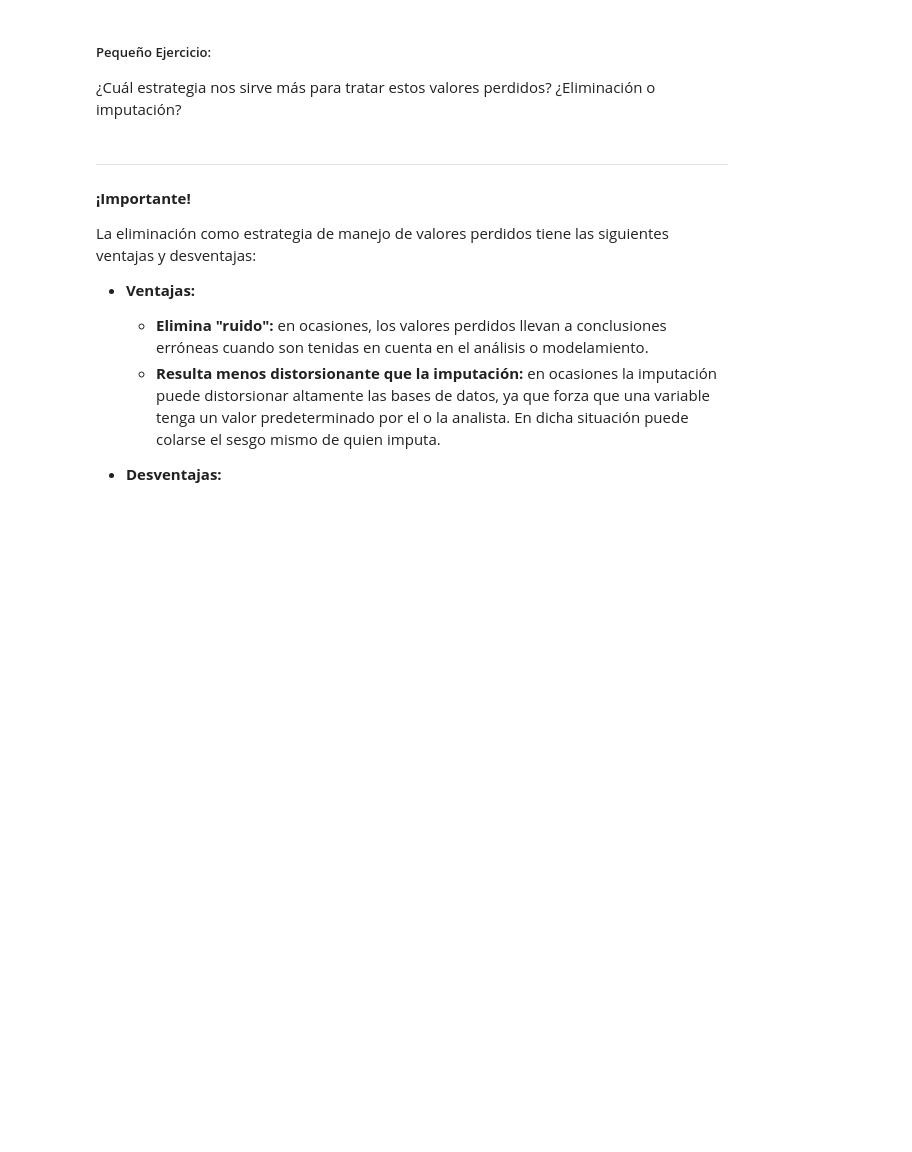
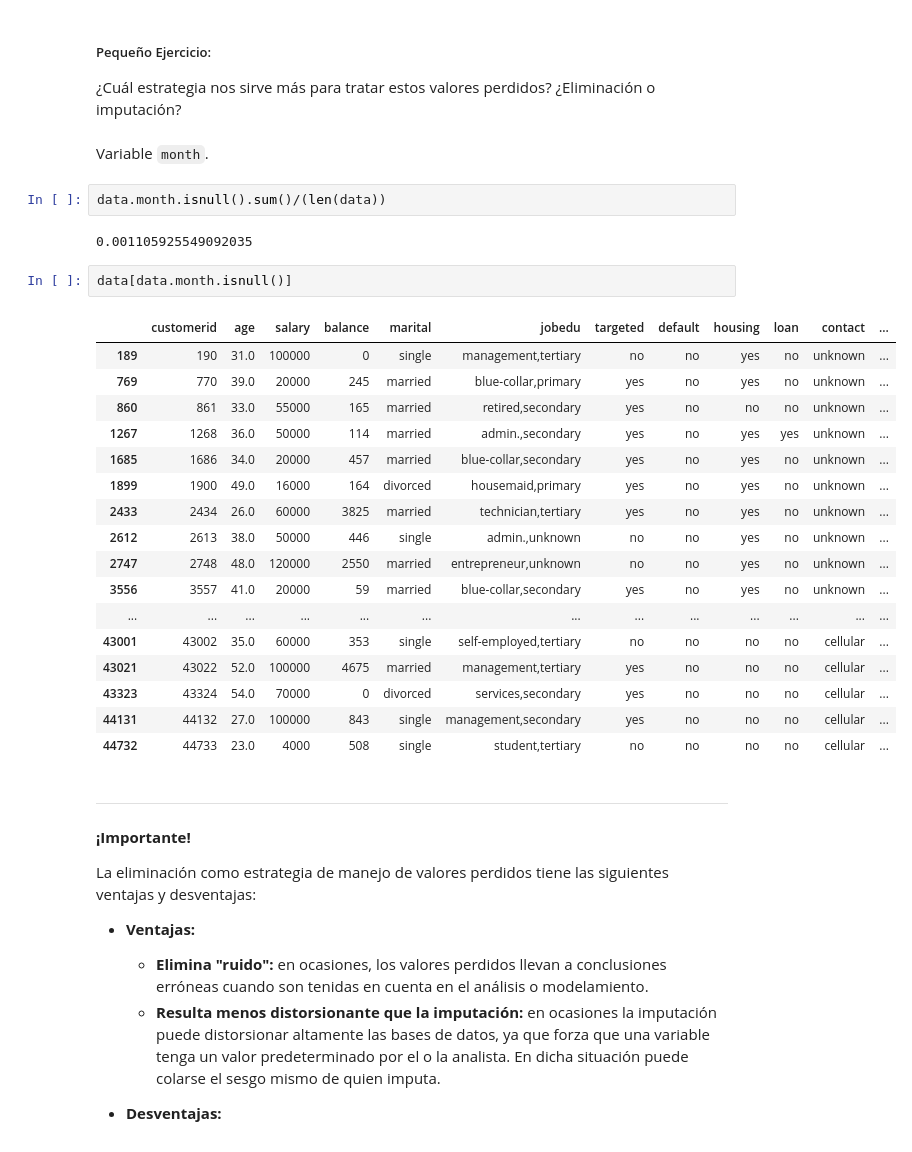
Before and after one commit to JuanMartinL/Data-Science-Crash-Course, a Jupyter notebook: Lecture 6 - Data Science - Data Cleaning/Lecture6_DataScience_DataCleaning_StudentCase.ipynb, the cells around one changed output. Cells and saved outputs as stored; diff of their text form; blank space fills up the shorter version.

```diff
--- a/Lecture 6 - Data Science - Data Cleaning/Lecture6_DataScience_DataCleaning_StudentCase.ipynb
+++ b/Lecture 6 - Data Science - Data Cleaning/Lecture6_DataScience_DataCleaning_StudentCase.ipynb
@@ -468,6 +473,32 @@ Sorpresivamente, el cambio no es significativo: tan solo una de las barras tiene
 ##### Pequeño Ejercicio:
 
 ¿Cuál estrategia nos sirve más para tratar estos valores perdidos? ¿Eliminación o imputación?
+# %% [markdown]
+Variable `month`.
+# %%
+data.month.isnull().sum()/(len(data))
+# %% [output]
+0.001105925549092035
+# %%
+data[data.month.isnull()]
+# %% [output]
+|  | customerid | age | salary | balance | marital | jobedu | targeted | default | housing | loan | contact | ... |
+| 189 | 190 | 31.0 | 100000 | 0 | single | management,tertiary | no | no | yes | no | unknown | ... |
+| 769 | 770 | 39.0 | 20000 | 245 | married | blue-collar,primary | yes | no | yes | no | unknown | ... |
+| 860 | 861 | 33.0 | 55000 | 165 | married | retired,secondary | yes | no | no | no | unknown | ... |
+| 1267 | 1268 | 36.0 | 50000 | 114 | married | admin.,secondary | yes | no | yes | yes | unknown | ... |
+| 1685 | 1686 | 34.0 | 20000 | 457 | married | blue-collar,secondary | yes | no | yes | no | unknown | ... |
+| 1899 | 1900 | 49.0 | 16000 | 164 | divorced | housemaid,primary | yes | no | yes | no | unknown | ... |
+| 2433 | 2434 | 26.0 | 60000 | 3825 | married | technician,tertiary | yes | no | yes | no | unknown | ... |
+| 2612 | 2613 | 38.0 | 50000 | 446 | single | admin.,unknown | no | no | yes | no | unknown | ... |
+| 2747 | 2748 | 48.0 | 120000 | 2550 | married | entrepreneur,unknown | no | no | yes | no | unknown | ... |
+| 3556 | 3557 | 41.0 | 20000 | 59 | married | blue-collar,secondary | yes | no | yes | no | unknown | ... |
+| ... | ... | ... | ... | ... | ... | ... | ... | ... | ... | ... | ... | ... |
+| 43001 | 43002 | 35.0 | 60000 | 353 | single | self-employed,tertiary | no | no | no | no | cellular | ... |
+| 43021 | 43022 | 52.0 | 100000 | 4675 | married | management,tertiary | yes | no | no | no | cellular | ... |
+| 43323 | 43324 | 54.0 | 70000 | 0 | divorced | services,secondary | yes | no | no | no | cellular | ... |
+| 44131 | 44132 | 27.0 | 100000 | 843 | single | management,secondary | yes | no | no | no | cellular | ... |
+| 44732 | 44733 | 23.0 | 4000 | 508 | single | student,tertiary | no | no | no | no | cellular | ... |
 # %% [markdown]
 
 --------------------
```
Also changed, not shown: parts of 4 cells of this notebook, 6 other files.
